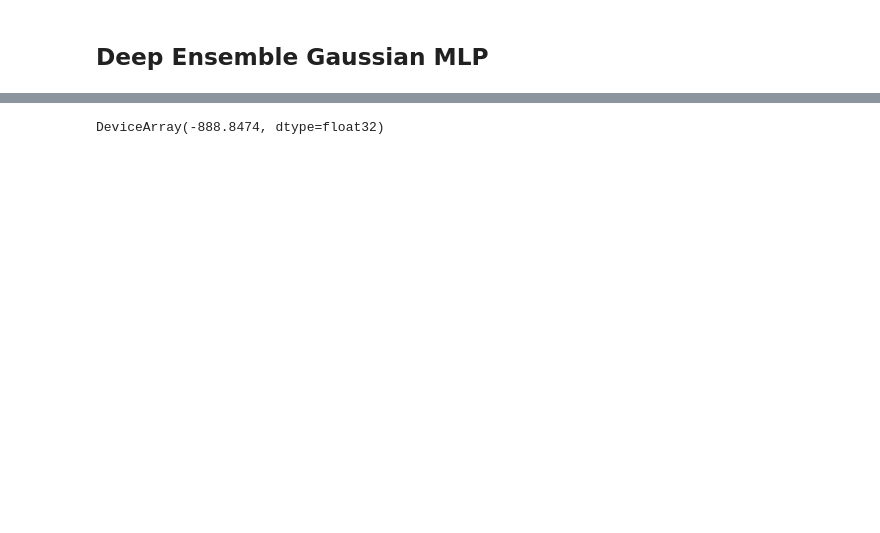
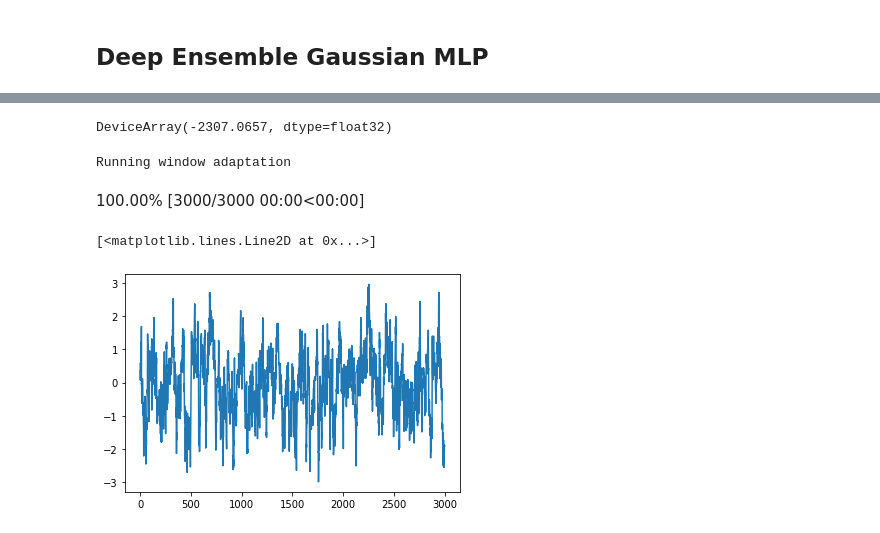
Before and after one commit to nipunbatra/bnn-zoo, a Jupyter notebook: notebooks/regression/sin_data_comparison.ipynb, the cells around one changed output, grey strips where cells are left out. Drawn from its saved outputs; the diff is of its cells as text; code cells hidden in the pictures; blank space fills up the shorter version.

Commit message:
Changed the model from GMLP to MLP for MCMC.

```diff
--- a/notebooks/regression/sin_data_comparison.ipynb
+++ b/notebooks/regression/sin_data_comparison.ipynb
@@ -351,25 +354,30 @@ Figure size: [2.5 2. ]
+# %%
+mean = mlp_model.apply(mlp_params, x_train, deterministic=True)
 # %%
+sigma = 0.1
 def bnn_log_joint(params, X, y, model):
-    mean, sigma = model.apply(params, X, deterministic=True)
+    mean = model.apply(params, X, deterministic=True)
 
     flatten_params, _ = ravel_pytree(params)
-    log_prior = tfd.Normal(0.0, 2.0).log_prob(flatten_params).sum()
+
+    log_prior = tfd.Normal(0.0, 1).log_prob(flatten_params).sum()
     # log_likelihood = tfd.Bernoulli(logits=logits).log_prob(y).sum()
-    log_likelihood = tfd.Normal(mean, sigma).log_prob(y.reshape((-1,))).sum()
+    log_likelihood = tfd.Normal(mean, sigma).log_prob(y).sum()
     log_joint = log_prior + log_likelihood
     return log_joint
 
 
-bnn_log_joint_partial = partial(bnn_log_joint, X=x_train, y=y_train, model=gmlp_model)
-bnn_log_joint_partial(params)
+bnn_log_joint_partial = partial(bnn_log_joint, X=x_train, y=y_train, model=mlp_model)
+bnn_log_joint_partial(mlp_params)
 # %% [output]
-DeviceArray(-888.8474, dtype=float32)
+DeviceArray(-2307.0657, dtype=float32)
 # %%
 num_warmup = 3000
 potential = bnn_log_joint_partial
 key = jax.random.PRNGKey(314)
 key_samples, key_init, key_warmup, key = jax.random.split(key, 4)
-adapt = blackjax.window_adaptation(blackjax.nuts, potential, num_warmup)
-final_state, kernel, _ = adapt.run(key_warmup, params)
-num_samples = 1000
-states, infos = inference_loop(key_samples, kernel, final_state, num_samples)
+adapt = blackjax.window_adaptation(blackjax.nuts, potential, num_warmup,progress_bar=True)
+final_state, kernel, _ = adapt.run(key_warmup, mlp_params)
+# %% [output]
+Running window adaptation
+100.00% [3000/3000 00:00<00:00]
@@ -393,0 +387,5 @@ mean_mcmc_train, sigma_mcmc_train = gmm_mean_var(mean_stacks_train, sigma_stacks
+# %%
+plt.plot(states.position['params']['0_Dense']['bias'][:,0])
+# %% [output]
+[<matplotlib.lines.Line2D at 0x...>]
+[figure, added]
```
Also changed, not shown: parts of 30 cells of this notebook.
